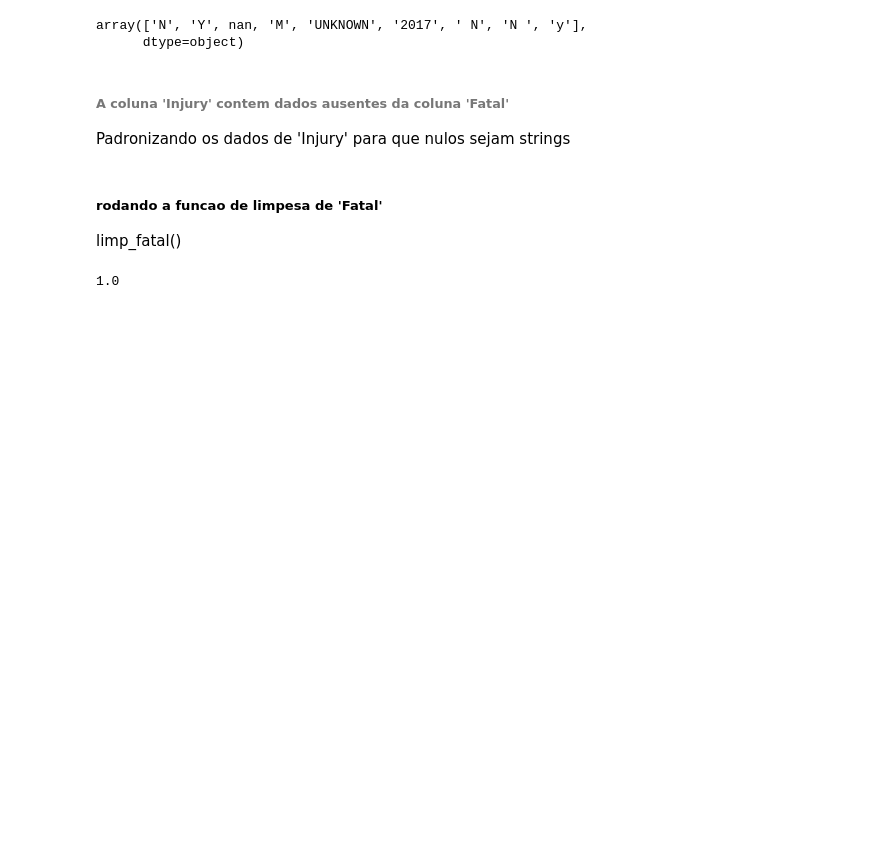
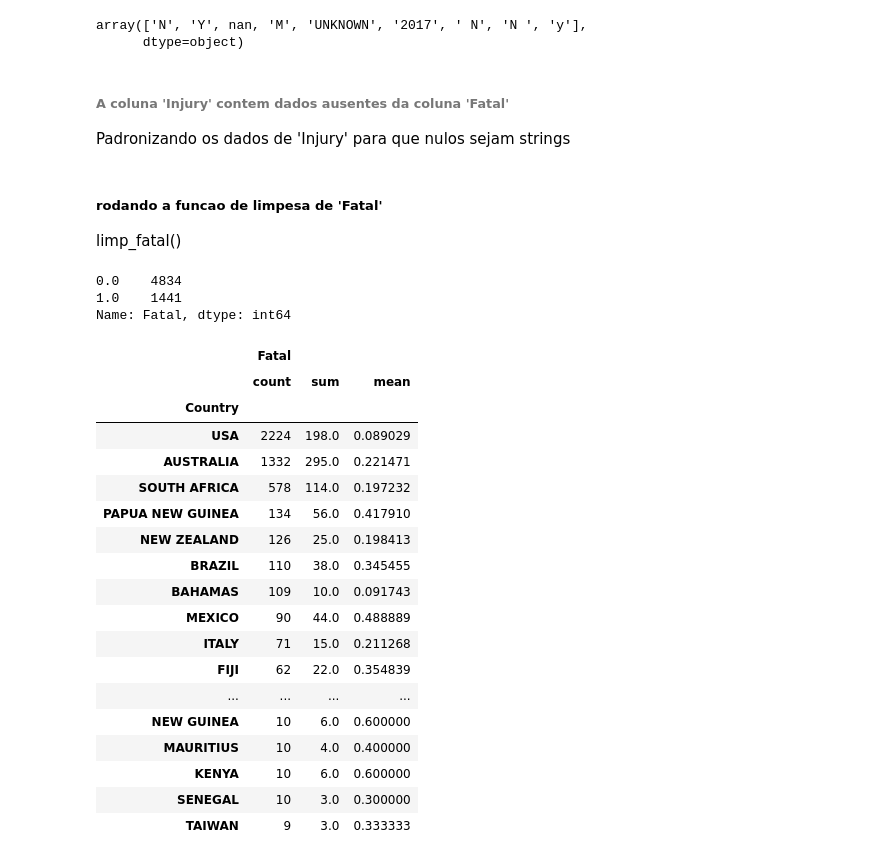
Before and after one commit to EdAndradeF/IronHack_Project_1, a Jupyter notebook: SharkAttack.ipynb, the cells around one changed output. Saved outputs shown, nothing was run; the diff lists cells and outputs as text; code cells hidden in the pictures; blank space fills up the shorter version.

```diff
--- a/SharkAttack.ipynb
+++ b/SharkAttack.ipynb
@@ -124,7 +118,8 @@ df_notna.loc[:, 'Fatal'] = df_notna.loc[:].apply(limp_fatal, axis=1)
 # %%
 #serie fatal limpa
-ind_fatal = df_notna['Fatal']
+ind_fatal = df_fatal['Fatal']
+ind_fatal.value_counts()
+# %% [output]
+0.0    4834
+1.0    1441
+Name: Fatal, dtype: int64
-# %%
-ind_fatal
-# %% [output]
-1.0
@@ -130,0 +128,23 @@ ind_fatal
+# %%
+fat_country = df_fatal.groupby('Country', as_index=False)[['Country', "Fatal"]].agg(('count', sum, 'mean')).sort_values(by=[('Fatal', 'count')] , ascending=False)
+fat_country.head(50)
+# %% [output]
+|  | Fatal |  |  |
+|  | count | sum | mean |
+| Country |  |  |  |
+| USA | 2224 | 198.0 | 0.089029 |
+| AUSTRALIA | 1332 | 295.0 | 0.221471 |
+| SOUTH AFRICA | 578 | 114.0 | 0.197232 |
+| PAPUA NEW GUINEA | 134 | 56.0 | 0.417910 |
+| NEW ZEALAND | 126 | 25.0 | 0.198413 |
+| BRAZIL | 110 | 38.0 | 0.345455 |
+| BAHAMAS | 109 | 10.0 | 0.091743 |
+| MEXICO | 90 | 44.0 | 0.488889 |
+| ITALY | 71 | 15.0 | 0.211268 |
+| FIJI | 62 | 22.0 | 0.354839 |
+| ... | ... | ... | ... |
+| NEW GUINEA | 10 | 6.0 | 0.600000 |
+| MAURITIUS | 10 | 4.0 | 0.400000 |
+| KENYA | 10 | 6.0 | 0.600000 |
+| SENEGAL | 10 | 3.0 | 0.300000 |
+| TAIWAN | 9 | 3.0 | 0.333333 |
```
Also changed, not shown: parts of 11 cells of this notebook, 1 other file.
